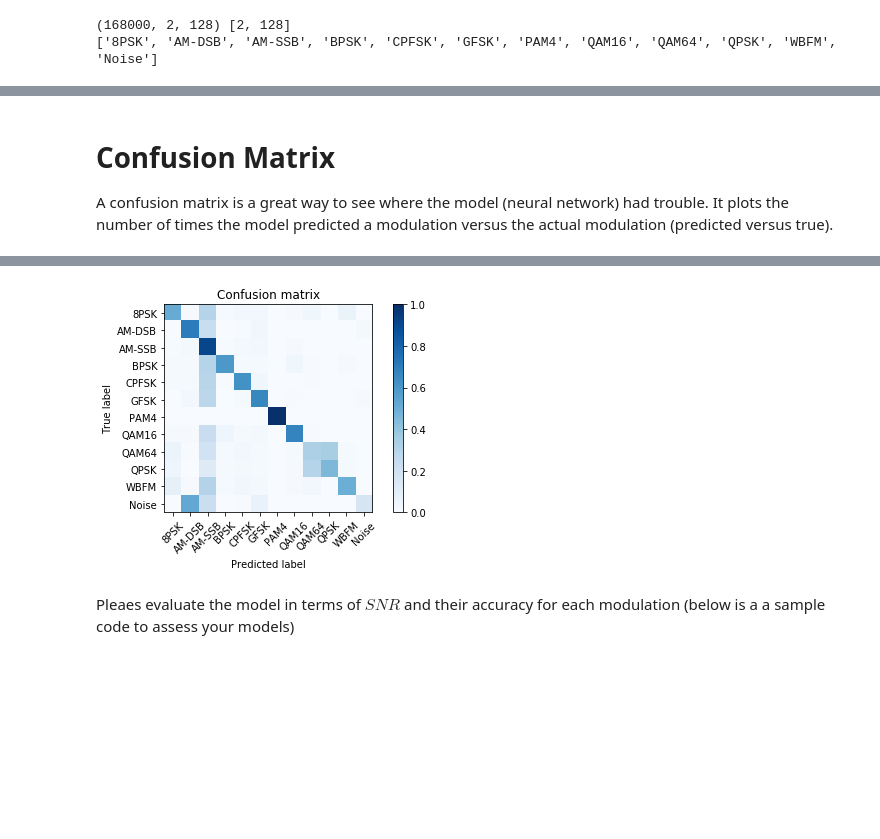
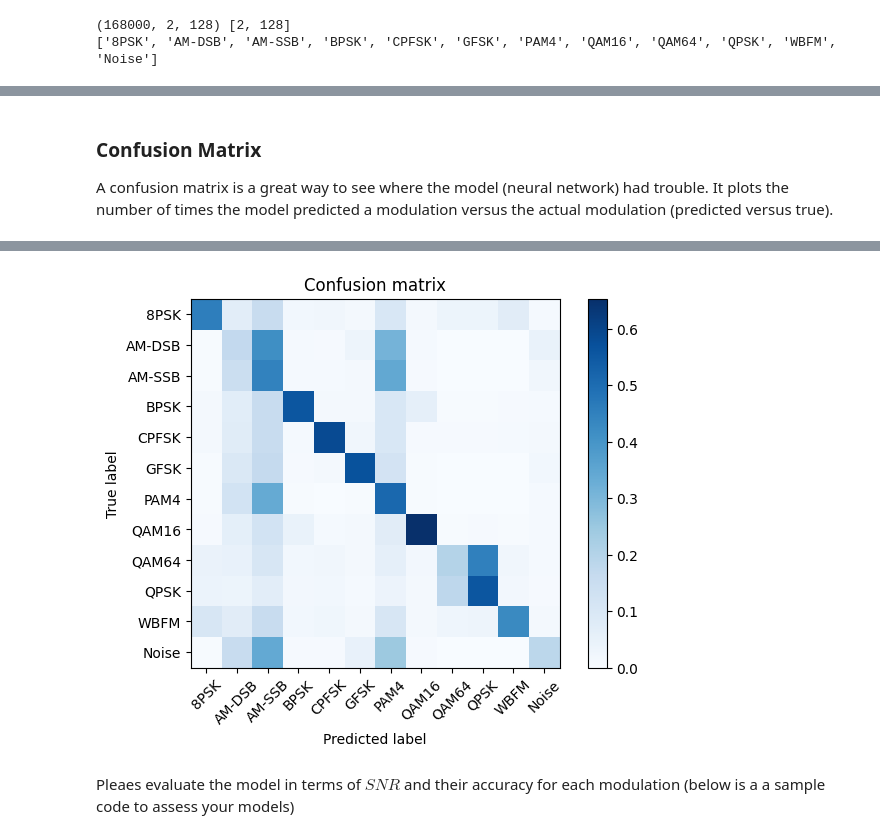
Before and after one commit to Pablo9925/Final_Project_TS3, a Jupyter notebook: FinalProject_TS3_RadioML_20232.ipynb, the cells around one changed output, grey strips where cells are left out. Drawn from its saved outputs; the diff is of its cells as text; code cells hidden in the pictures; blank space fills up the shorter version.

Commit message:
Update FinalProject_TS3_RadioML_20232.ipynb
Se probó los diferentes modelos implementados y se visualizaron los resultados

```diff
--- a/FinalProject_TS3_RadioML_20232.ipynb
+++ b/FinalProject_TS3_RadioML_20232.ipynb
@@ -236,0 +185,24 @@ Example CNN
+# %%
+# Define the model
+model1 = models.Sequential()
+
+# Reshape the input
+model1.add(Reshape((2, 128, 1), input_shape=(2, 128)))
+
+# 2D Convolutional layers
+model1.add(ZeroPadding2D(padding=(0, 4)))
+model1.add(Conv2D(filters=50, kernel_size=(2, 8), activation='relu'))
+model1.add(MaxPooling2D(pool_size=(1, 2)))
+model1.add(Conv2D(filters=50, kernel_size=(1, 8), activation='relu'))
+model1.add(MaxPooling2D(pool_size=(1, 2)))
+model1.add(Conv2D(filters=50, kernel_size=(1, 4), activation='relu'))
+model1.add(Dropout(rate=0.6))
+model1.add(MaxPooling2D(pool_size=(1, 2)))
+model1.add(Flatten())
+
+# Fully connected layers
+model1.add(Dense(70, activation='selu'))
+model1.add(Dense(12, activation='softmax'))
+
+# Print the model summary
+model1.summary()
@@ -284,5 +275,13 @@ Trainable params: 4173244 (15.92 MB)
 Non-trainable params: 0 (0.00 Byte)
 _________________________________________________________________
+# %%
+model1.compile(loss='categorical_crossentropy',
+             optimizer='adam',
+             metrics=['accuracy'])
+
+model2.compile(loss='categorical_crossentropy',
+             optimizer='adam',
+             metrics=['accuracy'])
 # %% [markdown]
 ## 3. Training:
 Split the dataset into training and validation sets. Train the CNN model using the training set, monitoring and optimizing for performance on the validation set. Experiment with different hyperparameters to enhance the model's accuracy.
@@ -378,7 +367,7 @@ Most decent machine learning toolkits contain a method to randomly split your da
 #  into training and test sets of the form we can train/test on
 #  while keeping SNR and Mod labels handy for each
 np.random.seed(2016)
-n_examples = X.shape[0]
+n_examples = X_normalized.shape[0]
 n_train = int(n_examples * 0.7)
 
 # Now get a list of random indicies to sample for the training set
@@ -388,8 +377,8 @@ train_idx = np.random.choice(range(0,n_examples), size=n_train, replace=False)
 test_idx = list(set(range(0,n_examples))-set(train_idx))
 
 # Now split up the data by the random indicies
-X_train = X[train_idx]
-X_test =  X[test_idx]
+X_train = X_normalized[train_idx]
+X_test =  X_normalized[test_idx]
 Y_train = y_encoded[train_idx]
 Y_test = y_encoded[test_idx]
 # %%
@@ -460,7 +409,7 @@ For the model training, please use `ModelCheckpoint` and `EarlyStopping` to moni
 filepath = './'
 modelWeightsFile = filepath + 'PESOS_TSIII.wts.h5'  # Save the model weights to this file
 
-history = model.fit(X_train,
+history = model1.fit(X_train,
     Y_train,
     batch_size=batch_size,
     epochs=nb_epoch,
@@ -472,5 +421,5 @@ history = model.fit(X_train,
     ])
 
 # we re-load the best weights once training is finished
-model.load_weights(modelWeightsFile)
+model1.load_weights(modelWeightsFile)
 # %% [output]
@@ -534,5 +503,5 @@ plt.legend();
 # %% [markdown]
-# Confusion Matrix
+### Confusion Matrix
 
 A confusion matrix is a great way to see where the model (neural network) had trouble. It plots the number of times the model predicted a modulation versus the actual modulation (predicted versus true).
 # %%
@@ -548,7 +517,7 @@ def plot_confusion_matrix(cm, title='Confusion matrix', cmap=plt.cm.Blues, label
     plt.xlabel('Predicted label')
 # %%
 # Plot confusion matrix
-test_Y_hat = model.predict(X_test, batch_size=batch_size)
+test_Y_hat = model1.predict(X_test, batch_size=batch_size)
 conf = np.zeros([len(classes),len(classes)])
 confnorm = np.zeros([len(classes),len(classes)])
 for i in range(0,X_test.shape[0]):
@@ -562,4 +532,4 @@ plot_confusion_matrix(confnorm, labels=classes)
-[figure, old version]
+[figure, new version]
 # %% [markdown]
 Pleaes evaluate the model in terms of $SNR$ and their accuracy for each modulation (below is a a sample code to assess your models)
 # %%
```
Also changed, not shown: parts of 25 cells of this notebook.
